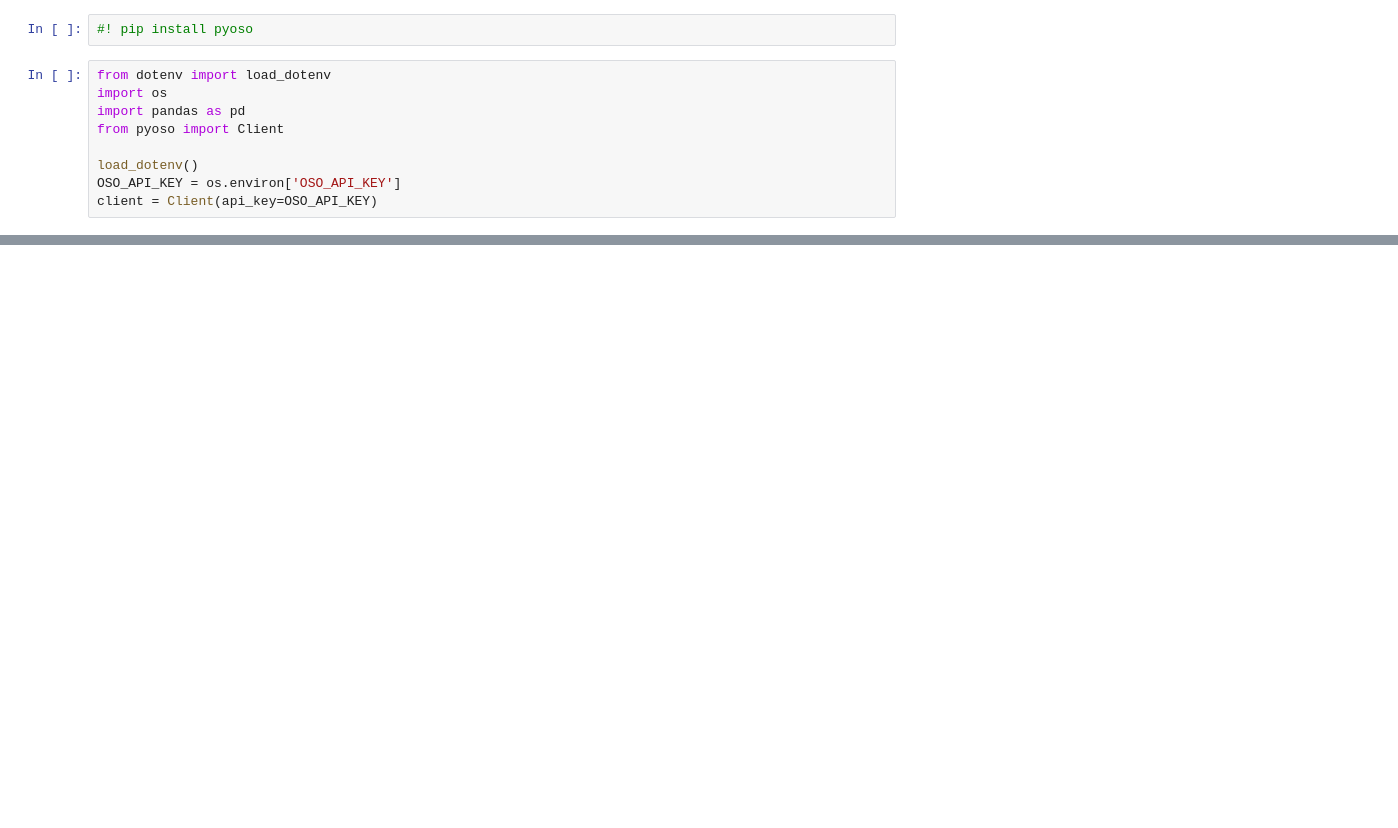
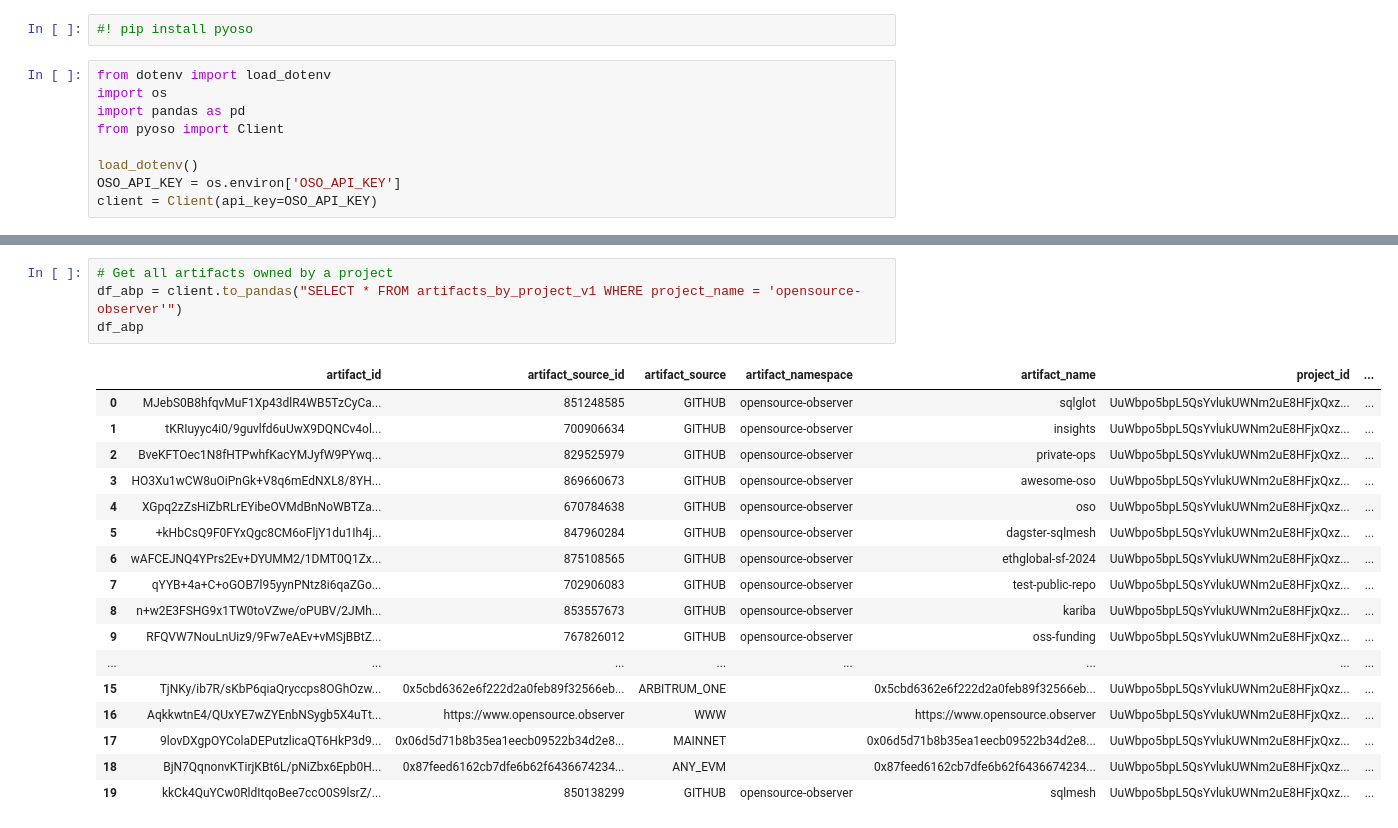
Before and after one commit to opensource-observer/insights, a Jupyter notebook: pyoso-quickstart.ipynb, the cells around one changed output, grey strips where cells are left out. Saved outputs shown, nothing was run; the diff lists cells and outputs as text; blank space fills up the shorter version.

```diff
--- a/pyoso-quickstart.ipynb
+++ b/pyoso-quickstart.ipynb
@@ -11,0 +80,22 @@ client = Client(api_key=OSO_API_KEY)
+# %%
+# Get all artifacts owned by a project
+df_abp = client.to_pandas("SELECT * FROM artifacts_by_project_v1 WHERE project_name = 'opensource-observer'")
+df_abp
+# %% [output]
+|  | artifact_id | artifact_source_id | artifact_source | artifact_namespace | artifact_name | project_id | ... |
+| 0 | MJebS0B8hfqvMuF1Xp43dlR4WB5TzCyCa... | 851248585 | GITHUB | opensource-observer | sqlglot | UuWbpo5bpL5QsYvlukUWNm2uE8HFjxQxz... | ... |
+| 1 | tKRIuyyc4i0/9guvlfd6uUwX9DQNCv4ol... | 700906634 | GITHUB | opensource-observer | insights | UuWbpo5bpL5QsYvlukUWNm2uE8HFjxQxz... | ... |
+| 2 | BveKFTOec1N8fHTPwhfKacYMJyfW9PYwq... | 829525979 | GITHUB | opensource-observer | private-ops | UuWbpo5bpL5QsYvlukUWNm2uE8HFjxQxz... | ... |
+| 3 | HO3Xu1wCW8uOiPnGk+V8q6mEdNXL8/8YH... | 869660673 | GITHUB | opensource-observer | awesome-oso | UuWbpo5bpL5QsYvlukUWNm2uE8HFjxQxz... | ... |
+| 4 | XGpq2zZsHiZbRLrEYibeOVMdBnNoWBTZa... | 670784638 | GITHUB | opensource-observer | oso | UuWbpo5bpL5QsYvlukUWNm2uE8HFjxQxz... | ... |
+| 5 | +kHbCsQ9F0FYxQgc8CM6oFljY1du1Ih4j... | 847960284 | GITHUB | opensource-observer | dagster-sqlmesh | UuWbpo5bpL5QsYvlukUWNm2uE8HFjxQxz... | ... |
+| 6 | wAFCEJNQ4YPrs2Ev+DYUMM2/1DMT0Q1Zx... | 875108565 | GITHUB | opensource-observer | ethglobal-sf-2024 | UuWbpo5bpL5QsYvlukUWNm2uE8HFjxQxz... | ... |
+| 7 | qYYB+4a+C+oGOB7l95yynPNtz8i6qaZGo... | 702906083 | GITHUB | opensource-observer | test-public-repo | UuWbpo5bpL5QsYvlukUWNm2uE8HFjxQxz... | ... |
+| 8 | n+w2E3FSHG9x1TW0toVZwe/oPUBV/2JMh... | 853557673 | GITHUB | opensource-observer | kariba | UuWbpo5bpL5QsYvlukUWNm2uE8HFjxQxz... | ... |
+| 9 | RFQVW7NouLnUiz9/9Fw7eAEv+vMSjBBtZ... | 767826012 | GITHUB | opensource-observer | oss-funding | UuWbpo5bpL5QsYvlukUWNm2uE8HFjxQxz... | ... |
+| ... | ... | ... | ... | ... | ... | ... | ... |
+| 15 | TjNKy/ib7R/sKbP6qiaQryccps8OGhOzw... | 0x5cbd6362e6f222d2a0feb89f32566eb... | ARBITRUM_ONE |  | 0x5cbd6362e6f222d2a0feb89f32566eb... | UuWbpo5bpL5QsYvlukUWNm2uE8HFjxQxz... | ... |
+| 16 | AqkkwtnE4/QUxYE7wZYEnbNSygb5X4uTt... | https://www.opensource.observer | WWW |  | https://www.opensource.observer | UuWbpo5bpL5QsYvlukUWNm2uE8HFjxQxz... | ... |
+| 17 | 9lovDXgpOYColaDEPutzlicaQT6HkP3d9... | 0x06d5d71b8b35ea1eecb09522b34d2e8... | MAINNET |  | 0x06d5d71b8b35ea1eecb09522b34d2e8... | UuWbpo5bpL5QsYvlukUWNm2uE8HFjxQxz... | ... |
+| 18 | BjN7QqnonvKTirjKBt6L/pNiZbx6Epb0H... | 0x87feed6162cb7dfe6b62f6436674234... | ANY_EVM |  | 0x87feed6162cb7dfe6b62f6436674234... | UuWbpo5bpL5QsYvlukUWNm2uE8HFjxQxz... | ... |
+| 19 | kkCk4QuYCw0RldItqoBee7ccO0S9lsrZ/... | 850138299 | GITHUB | opensource-observer | sqlmesh | UuWbpo5bpL5QsYvlukUWNm2uE8HFjxQxz... | ... |
```
Also changed, not shown: parts of 19 cells of this notebook.
